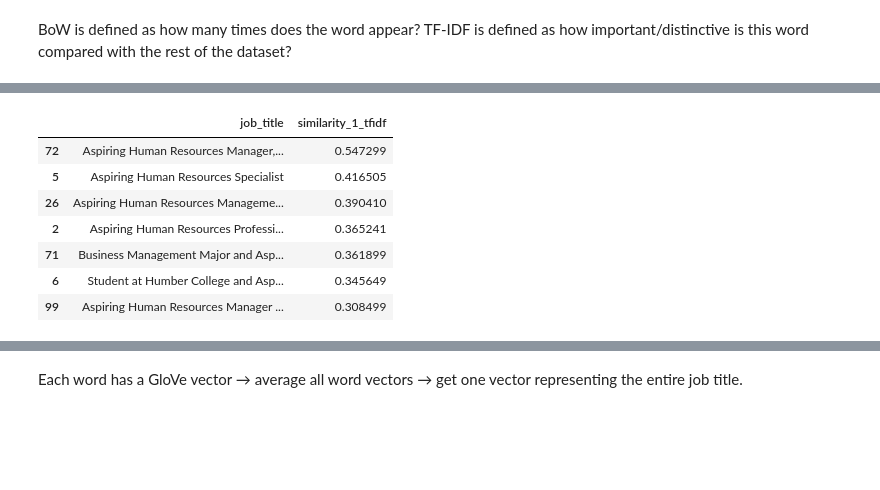
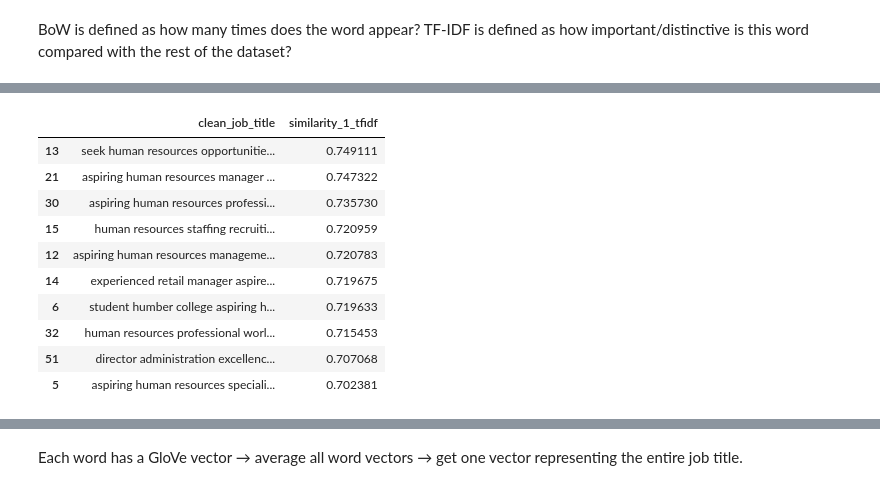
Before and after one commit to safwt-data/QwnYr0x6YtL8f4mY, a Jupyter notebook: notebooks/notebook_1.ipynb, the cells around one changed output, grey strips where cells are left out. Cells and saved outputs as stored; diff of their text form; code cells hidden in the pictures; blank space fills up the shorter version.

```diff
--- a/notebooks/notebook_1.ipynb
+++ b/notebooks/notebook_1.ipynb
@@ -86,18 +86,21 @@ score_1 = cosine_similarity(y1, X)
 score_2 = cosine_similarity(y2, X)
 # %%
 df["similarity_1_tfidf"] = score_1.flatten()
-df[df["similarity_1_tfidf"]>0.3][["job_title", "similarity_1_tfidf"]].sort_values(
+df[df["similarity_1_tfidf"]>0.3][["clean_job_title", "similarity_1_tfidf"]].sort_values(
     by="similarity_1_tfidf",
     ascending=False
 ).head(10)
 # %% [output]
-|  | job_title | similarity_1_tfidf |
-| 72 | Aspiring Human Resources Manager,... | 0.547299 |
-| 5 | Aspiring Human Resources Specialist | 0.416505 |
-| 26 | Aspiring Human Resources Manageme... | 0.390410 |
-| 2 | Aspiring Human Resources Professi... | 0.365241 |
-| 71 | Business Management Major and Asp... | 0.361899 |
-| 6 | Student at Humber College and Asp... | 0.345649 |
-| 99 | Aspiring Human Resources Manager ... | 0.308499 |
+|  | clean_job_title | similarity_1_tfidf |
+| 13 | seek human resources opportunitie... | 0.749111 |
+| 21 | aspiring human resources manager ... | 0.747322 |
+| 30 | aspiring human resources professi... | 0.735730 |
+| 15 | human resources staffing recruiti... | 0.720959 |
+| 12 | aspiring human resources manageme... | 0.720783 |
+| 14 | experienced retail manager aspire... | 0.719675 |
+| 6 | student humber college aspiring h... | 0.719633 |
+| 32 | human resources professional worl... | 0.715453 |
+| 51 | director administration excellenc... | 0.707068 |
+| 5 | aspiring human resources speciali... | 0.702381 |
 # %%
 df["similarity_2_tfidf"] = score_2.flatten()
```
Also changed, not shown: parts of 16 cells of this notebook.
